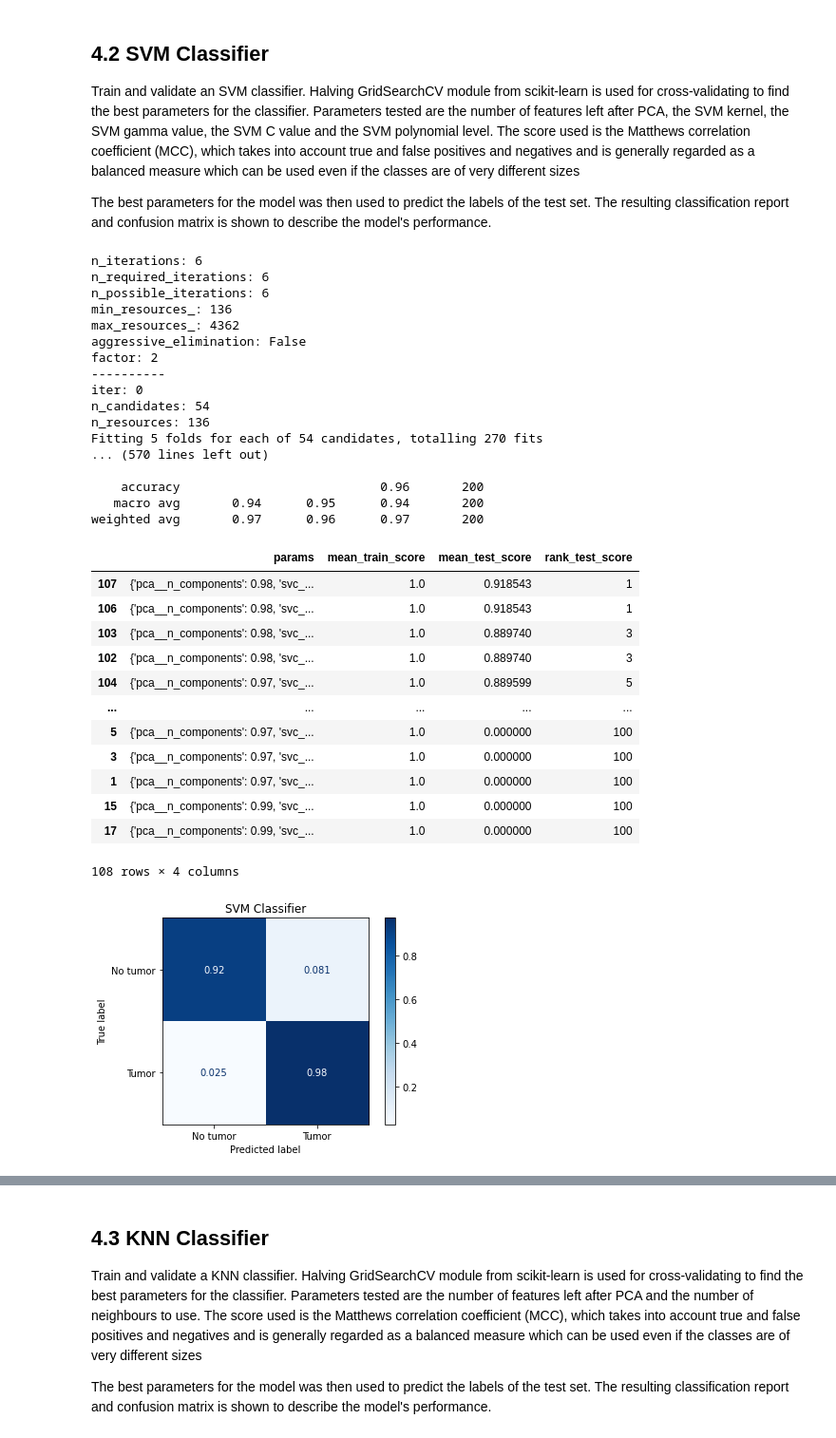
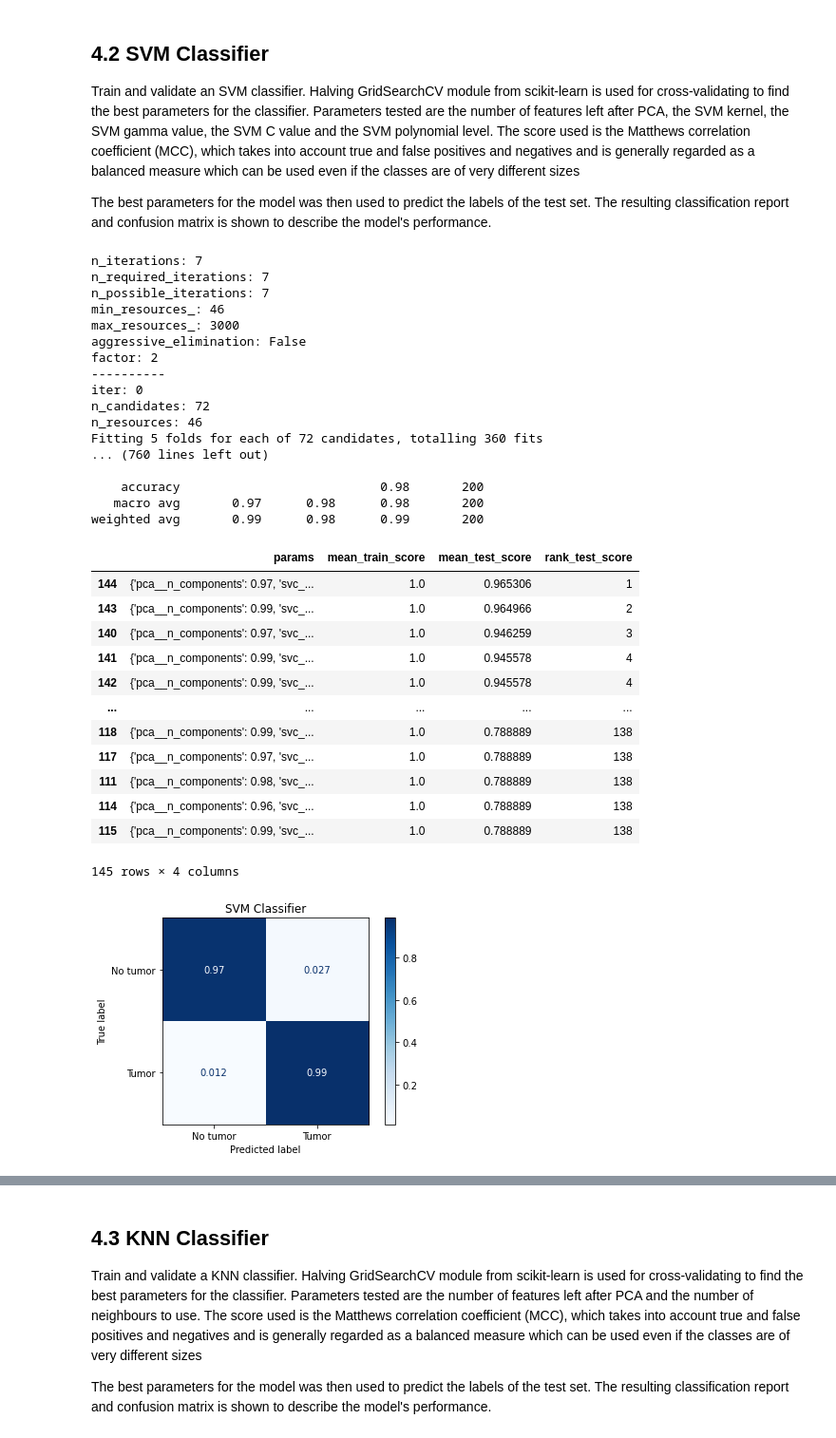
Before and after one commit to tanpinray/AMLS_22-21_SN18100138, a Jupyter notebook: Task_A_PCA.ipynb, the cells around one changed output, grey strips where cells are left out. Shown at 95% size. Cells and saved outputs as stored; diff of their text form; code cells hidden in the pictures.

```diff
--- a/Task_A_PCA.ipynb
+++ b/Task_A_PCA.ipynb
@@ -279,7 +279,7 @@ def extract_multidwt(images_pixelData, levels):
 ## 4.1 Creating Train and Test set
 The feature to use (HOG, LBP or Multi-DWT) can be selected by changing the value of feature
 # %%
-feature = 'hog'
+feature = 'hogdwt'
 
 # Doing classification with image HOG features
 if feature == 'hog':
@@ -456,12 +456,12 @@ def SVMClassifierCV(X_train, y_train, X_test):
     # linear was considered in another function as kernel='linear' took very long to compute
     parameters = [
         {"svc__kernel": ["rbf"], "svc__gamma": ['scale', 'auto'], "svc__C": [1, 10, 100],
-         "pca__n_components": [0.97, 0.98, 0.99]},
+         "pca__n_components": [0.96, 0.97, 0.98, 0.99]},
         {"svc__kernel": ["poly"], "svc__gamma": ['scale', 'auto'], "svc__C": [1, 10, 100], "svc__degree": [2, 3],
-         "pca__n_components": [0.97, 0.98, 0.99]}
+         "pca__n_components": [0.96, 0.97, 0.98, 0.99]}
     ]
 
-    matthews = metrics.make_scorer(metrics.matthews_corrcoef)
+#     matthews = metrics.make_scorer(metrics.matthews_corrcoef)
 
     # Create PCA object
     pca = PCA()
@@ -474,7 +474,7 @@ def SVMClassifierCV(X_train, y_train, X_test):
     clf = HalvingGridSearchCV(pca_svc,
                               parameters,
                               factor=2,
-                              scoring=matthews,
+                              scoring='accuracy',
                               refit=True,
                               verbose=4,
                               cv=5,
@@ -499,56 +499,56 @@ def SVMClassifierCV(X_train, y_train, X_test):
         y_test,
         Y_pred,
         cmap=plt.cm.Blues,
         normalize='true',
         ax=ax,
         display_labels=['No tumor', 'Tumor']
     )
     ax.set_title('SVM Classifier')
 
     return Y_pred, results
 
 
 Y_pred_SVM, results_SVM = SVMClassifierCV(X_train, y_train, X_test)
 
 print(metrics.classification_report(
     y_test, Y_pred_SVM, target_names=['No tumor', 'Tumor']))
 # precision is the ability of the classifier not to label as positive a sample that is negative
 # recall is the ability of the classifier to find all the positive samples
 # F-beta score can be interpreted as a weighted harmonic mean of the precision and recall
 # support is the number of occurrences of each class in y_test
 
 pd.set_option('display.max_colwidth', None)
 display(results_SVM)
 # %% [output]
-n_iterations: 6
-n_required_iterations: 6
-n_possible_iterations: 6
-min_resources_: 136
-max_resources_: 4362
+n_iterations: 7
+n_required_iterations: 7
+n_possible_iterations: 7
+min_resources_: 46
+max_resources_: 3000
 aggressive_elimination: False
 factor: 2
 ----------
 iter: 0
-n_candidates: 54
-n_resources: 136
-Fitting 5 folds for each of 54 candidates, totalling 270 fits
-... (570 lines left out)
+n_candidates: 72
+n_resources: 46
+Fitting 5 folds for each of 72 candidates, totalling 360 fits
+... (760 lines left out)
 
-    accuracy                           0.96       200
-   macro avg       0.94      0.95      0.94       200
-weighted avg       0.97      0.96      0.97       200
+    accuracy                           0.98       200
+   macro avg       0.97      0.98      0.98       200
+weighted avg       0.99      0.98      0.99       200
 |  | params | mean_train_score | mean_test_score | rank_test_score |
-| 107 | {'pca__n_components': 0.98, 'svc_... | 1.0 | 0.918543 | 1 |
-| 106 | {'pca__n_components': 0.98, 'svc_... | 1.0 | 0.918543 | 1 |
-| 103 | {'pca__n_components': 0.98, 'svc_... | 1.0 | 0.889740 | 3 |
-| 102 | {'pca__n_components': 0.98, 'svc_... | 1.0 | 0.889740 | 3 |
-| 104 | {'pca__n_components': 0.97, 'svc_... | 1.0 | 0.889599 | 5 |
+| 144 | {'pca__n_components': 0.97, 'svc_... | 1.0 | 0.965306 | 1 |
+| 143 | {'pca__n_components': 0.99, 'svc_... | 1.0 | 0.964966 | 2 |
+| 140 | {'pca__n_components': 0.97, 'svc_... | 1.0 | 0.946259 | 3 |
+| 141 | {'pca__n_components': 0.99, 'svc_... | 1.0 | 0.945578 | 4 |
+| 142 | {'pca__n_components': 0.99, 'svc_... | 1.0 | 0.945578 | 4 |
 | ... | ... | ... | ... | ... |
-| 5 | {'pca__n_components': 0.97, 'svc_... | 1.0 | 0.000000 | 100 |
-| 3 | {'pca__n_components': 0.97, 'svc_... | 1.0 | 0.000000 | 100 |
-| 1 | {'pca__n_components': 0.97, 'svc_... | 1.0 | 0.000000 | 100 |
-| 15 | {'pca__n_components': 0.99, 'svc_... | 1.0 | 0.000000 | 100 |
-| 17 | {'pca__n_components': 0.99, 'svc_... | 1.0 | 0.000000 | 100 |
+| 118 | {'pca__n_components': 0.99, 'svc_... | 1.0 | 0.788889 | 138 |
+| 117 | {'pca__n_components': 0.97, 'svc_... | 1.0 | 0.788889 | 138 |
+| 111 | {'pca__n_components': 0.98, 'svc_... | 1.0 | 0.788889 | 138 |
+| 114 | {'pca__n_components': 0.96, 'svc_... | 1.0 | 0.788889 | 138 |
+| 115 | {'pca__n_components': 0.99, 'svc_... | 1.0 | 0.788889 | 138 |
-108 rows × 4 columns
+145 rows × 4 columns
 [figure]
 # %%
```
Also changed, not shown: parts of 4 cells of this notebook.
